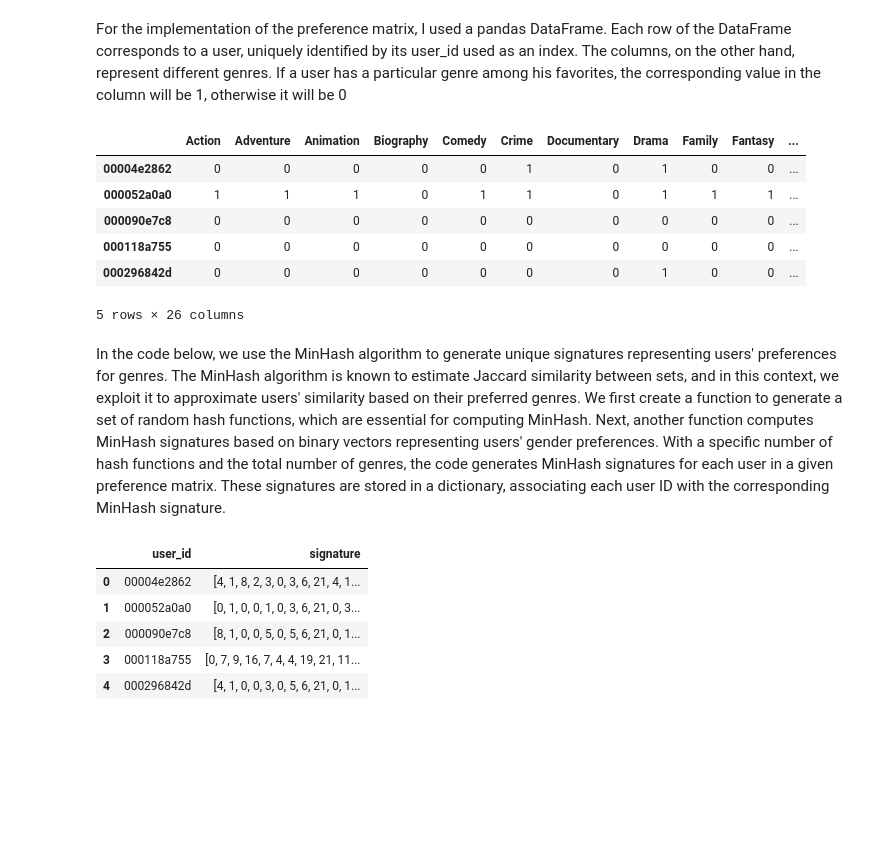
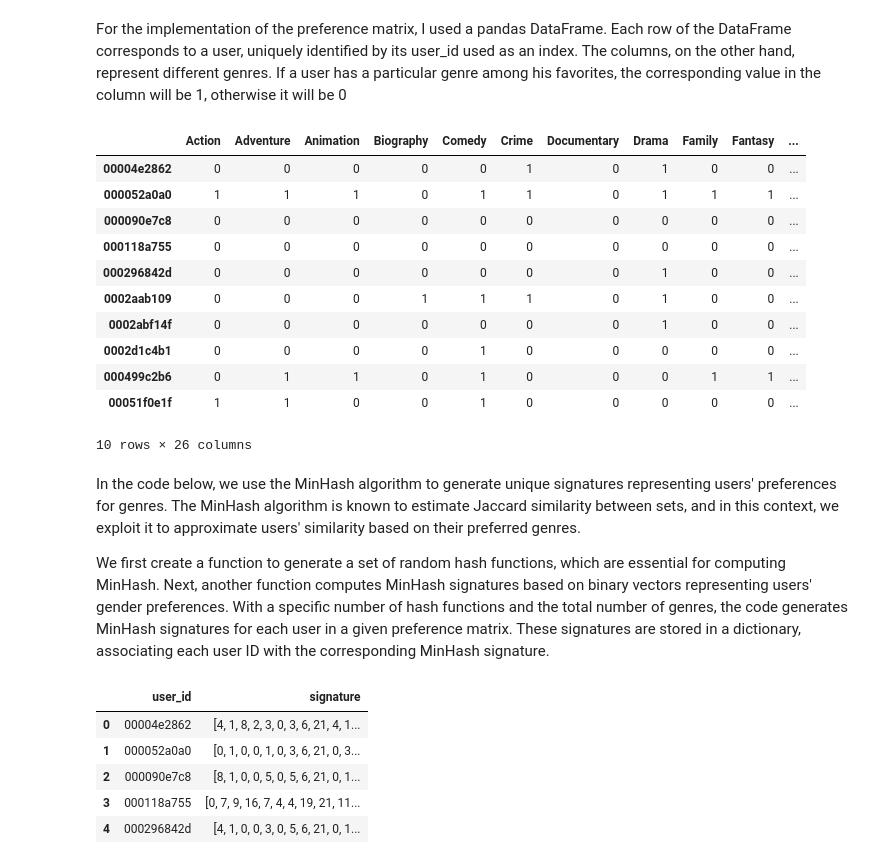
Before and after one commit to Marioiacobelli/ADM-HW4, a Jupyter notebook: main.ipynb, the cells around one changed output. Drawn from its saved outputs; the diff is of its cells as text; code cells hidden in the pictures; blank space fills up the shorter version.

Commit message:
Upload 1 / 2.1 / 2.2 / 3 / Commandline / Algorithm

```diff
--- a/main.ipynb
+++ b/main.ipynb
@@ -102,17 +108,24 @@ for index, row in result_df.iterrows():
     # Set to 1 the columns corresponding to the favorite genres of the user
     preference_matrix.loc[user_id, user_genres] = 1
 # %%
-preference_matrix.head() # print the first entries of the preference_matrix
+preference_matrix.head(10) # print the first entries of the preference_matrix
 # %% [output]
 |  | Action | Adventure | Animation | Biography | Comedy | Crime | Documentary | Drama | Family | Fantasy | ... |
 | 00004e2862 | 0 | 0 | 0 | 0 | 0 | 1 | 0 | 1 | 0 | 0 | ... |
 | 000052a0a0 | 1 | 1 | 1 | 0 | 1 | 1 | 0 | 1 | 1 | 1 | ... |
 | 000090e7c8 | 0 | 0 | 0 | 0 | 0 | 0 | 0 | 0 | 0 | 0 | ... |
 | 000118a755 | 0 | 0 | 0 | 0 | 0 | 0 | 0 | 0 | 0 | 0 | ... |
 | 000296842d | 0 | 0 | 0 | 0 | 0 | 0 | 0 | 1 | 0 | 0 | ... |
+| 0002aab109 | 0 | 0 | 0 | 1 | 1 | 1 | 0 | 1 | 0 | 0 | ... |
+| 0002abf14f | 0 | 0 | 0 | 0 | 0 | 0 | 0 | 1 | 0 | 0 | ... |
+| 0002d1c4b1 | 0 | 0 | 0 | 0 | 1 | 0 | 0 | 0 | 0 | 0 | ... |
+| 000499c2b6 | 0 | 1 | 1 | 0 | 1 | 0 | 0 | 0 | 1 | 1 | ... |
+| 00051f0e1f | 1 | 1 | 0 | 0 | 1 | 0 | 0 | 0 | 0 | 0 | ... |
-5 rows × 26 columns
+10 rows × 26 columns
 # %% [markdown]
-In the code below, we use the MinHash algorithm to generate unique signatures representing users' preferences for genres. The MinHash algorithm is known to estimate Jaccard similarity between sets, and in this context, we exploit it to approximate users' similarity based on their preferred genres. We first create a function to generate a set of random hash functions, which are essential for computing MinHash. Next, another function computes MinHash signatures based on binary vectors representing users' gender preferences. With a specific number of hash functions and the total number of genres, the code generates MinHash signatures for each user in a given preference matrix. These signatures are stored in a dictionary, associating each user ID with the corresponding MinHash signature.
+In the code below, we use the MinHash algorithm to generate unique signatures representing users' preferences for genres. The MinHash algorithm is known to estimate Jaccard similarity between sets, and in this context, we exploit it to approximate users' similarity based on their preferred genres.
+
+We first create a function to generate a set of random hash functions, which are essential for computing MinHash. Next, another function computes MinHash signatures based on binary vectors representing users' gender preferences. With a specific number of hash functions and the total number of genres, the code generates MinHash signatures for each user in a given preference matrix. These signatures are stored in a dictionary, associating each user ID with the corresponding MinHash signature.
 # %%
 import random
 
```
Also changed, not shown: parts of 65 cells of this notebook.
